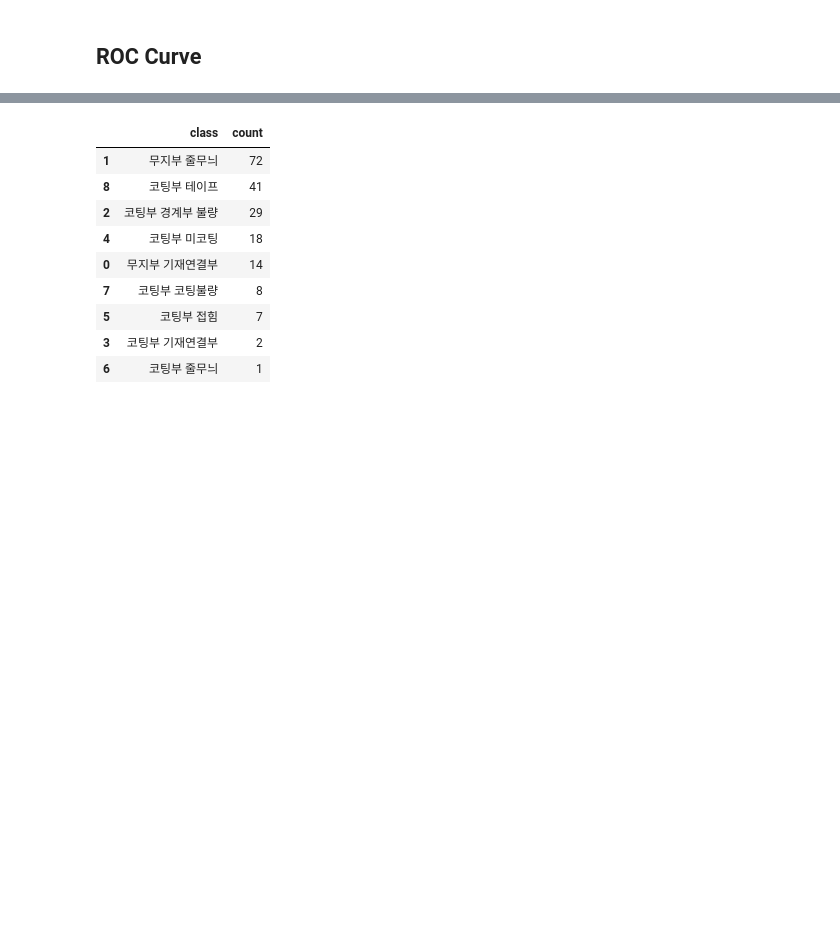
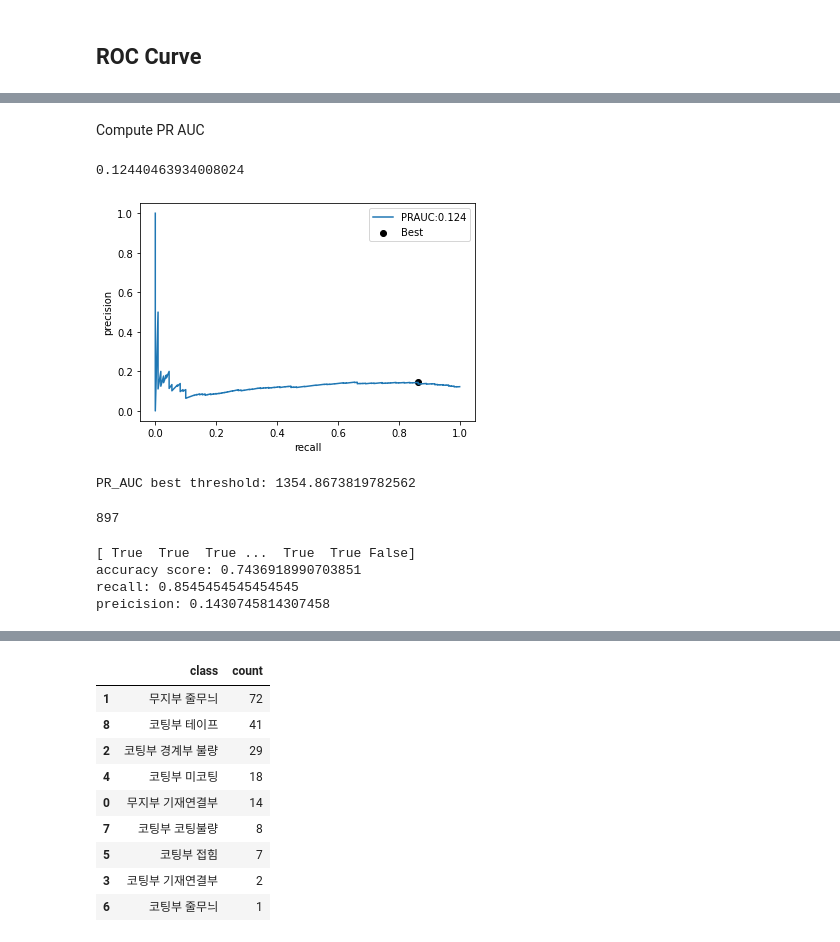
Before and after one commit to yeong95/Patch_SVDD_Battery, a Jupyter notebook: TOFU_Pretrained_결과분석.ipynb, the cells around one changed output, grey strips where cells are left out. Drawn from its saved outputs; the diff is of its cells as text; code cells hidden in the pictures; blank space fills up the shorter version.

```diff
--- a/TOFU_Pretrained_결과분석.ipynb
+++ b/TOFU_Pretrained_결과분석.ipynb
@@ -150,0 +155,2 @@ preicision: 0.25
+# %% [markdown]
+Compute PR AUC
@@ -150,0 +161,53 @@ preicision: 0.25
+# %%
+# Data to plot precision - recall curve
+precision, recall, thresholds = precision_recall_curve(label, ano_score)
+# Use AUC function to calculate the area under the curve of precision recall curve
+auc_precision_recall = auc(recall, precision)
+print(auc_precision_recall)
+
+# convert to f score
+fscore = (2 * precision * recall) / (precision + recall)
+# replace nan to 0
+def delete_nan(x):
+    if x != x:
+        return 0
+    else:
+        return x
+new_fscore = list(map(delete_nan, fscore))
+# locate the index of the largest f score
+ix = argmax(new_fscore)
+# %% [output]
+0.12440463934008024
+# %%
+plt.plot(recall, precision, label='PRAUC:{:.3f}'.format(auc_precision_recall))
+plt.scatter(recall[ix], precision[ix], marker='o', color='black', label='Best')
+plt.xlabel("recall")
+plt.ylabel("precision")
+plt.legend()
+plt.show()
+# %% [output]
+[figure, added]
+# %%
+best_threshold = thresholds[ix]
+print("PR_AUC best threshold: {}".format(best_threshold))
+# %% [output]
+PR_AUC best threshold: 1354.8673819782562
+# %%
+len(thresholds)
+# %% [output]
+897
+# %%
+# Threshold를 반영한 예측값
+pred = ano_score > best_threshold
+print(pred)
+
+pred = list(map(int, pred))
+
+print("accuracy score: {}" .format(accuracy_score(label, pred)))
+print("recall: {}" .format(recall_score (label, pred)))
+print("preicision: {}" .format(precision_score(label, pred)))
+# %% [output]
+[ True  True  True ...  True  True False]
+accuracy score: 0.7436918990703851
+recall: 0.8545454545454545
+preicision: 0.1430745814307458
```
Also changed, not shown: parts of 37 cells of this notebook, 5 other files.
